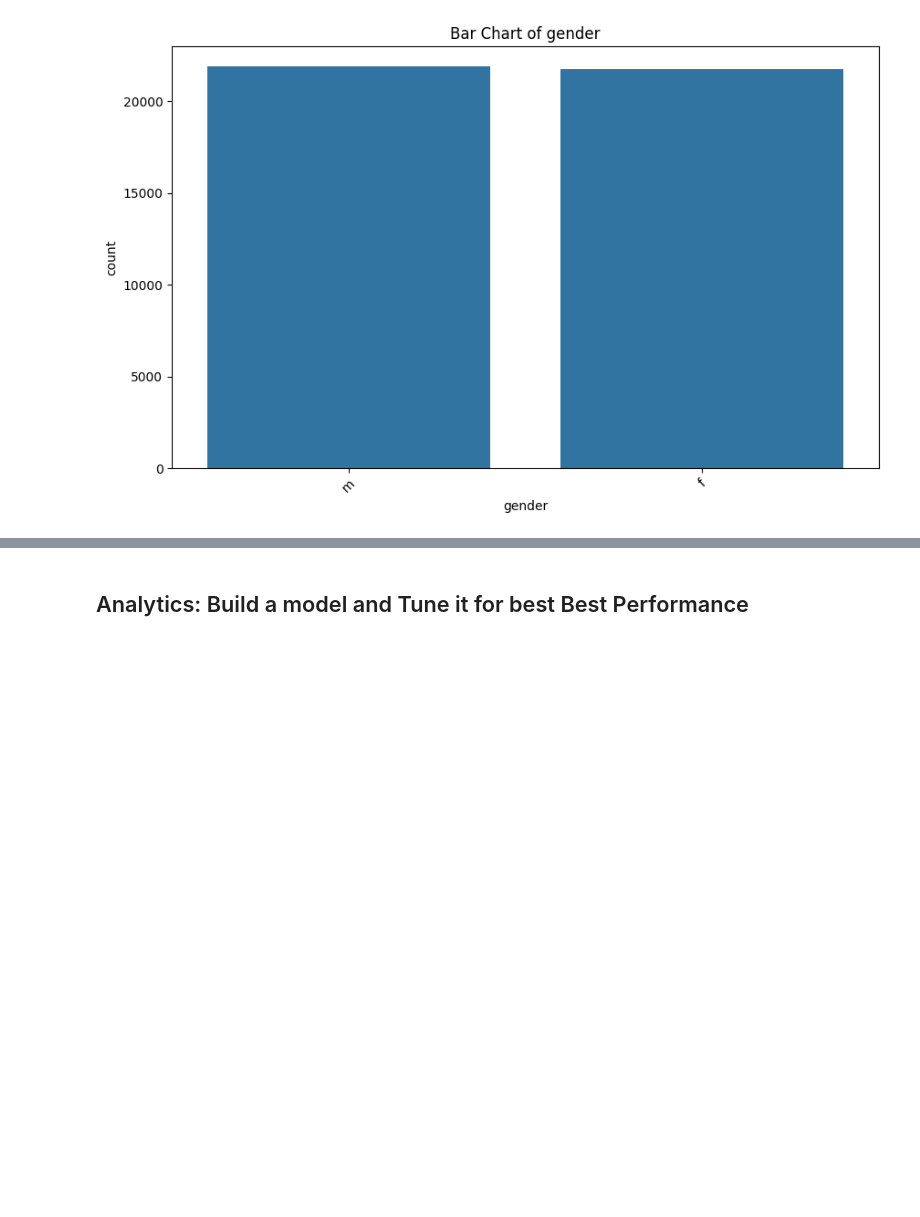
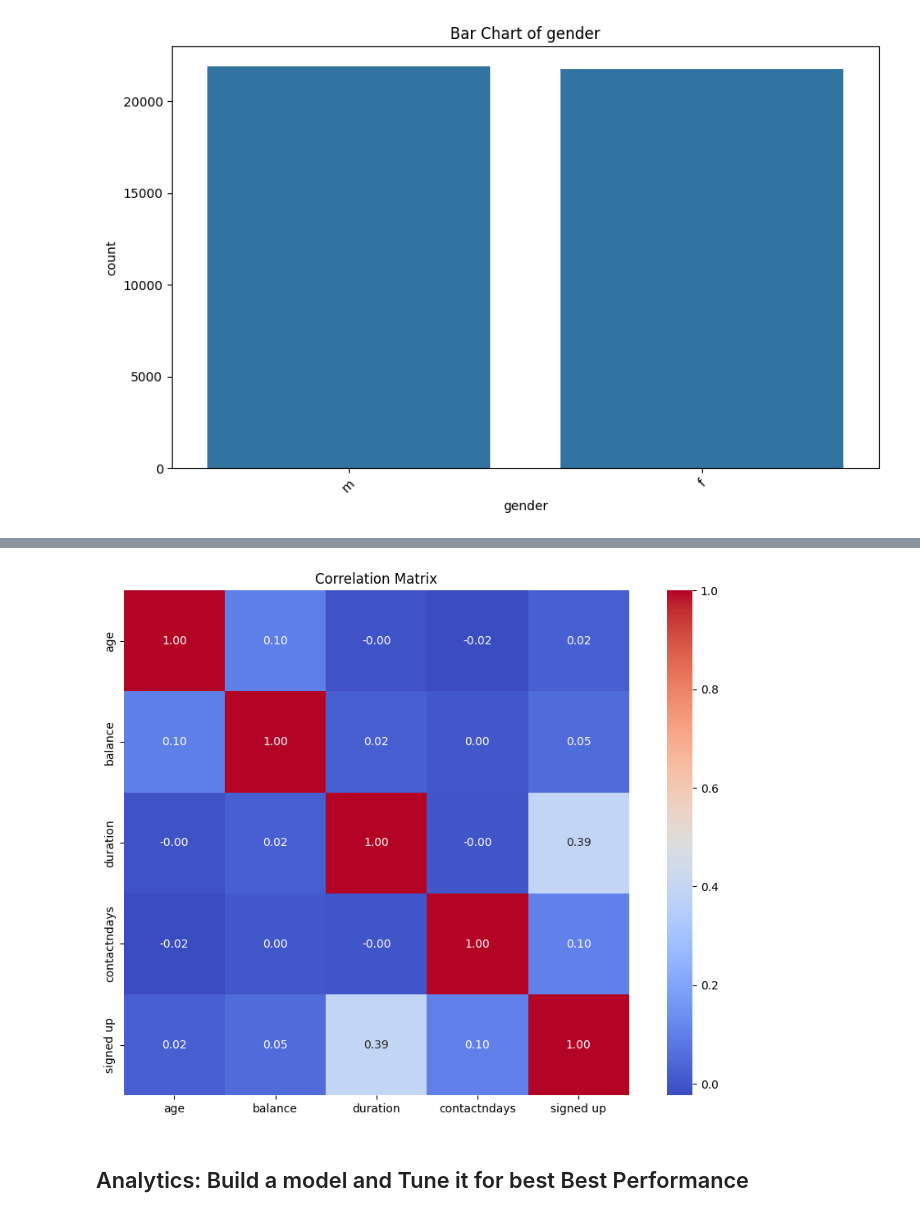
Before and after one commit to jc-czx191/ds1001_final, a Jupyter notebook: ds1001_final/notebooks/Final_Project_Notebook.ipynb, the cells around one changed output, grey strips where cells are left out. Cells and saved outputs as stored; diff of their text form; code cells hidden in the pictures; blank space fills up the shorter version.

```diff
--- a/ds1001_final/notebooks/Final_Project_Notebook.ipynb
+++ b/ds1001_final/notebooks/Final_Project_Notebook.ipynb
@@ -167,11 +203,13 @@ plt.show()
 # %%
 #Correlation matrix, make sure to only include numeric variables
-num_values = "xx".select_dtypes(include=['number'])
+num_values = df.select_dtypes(include=['number'])
 correlation_matrix = num_values.corr()
 plt.figure(figsize=(12, 8))
 sns.heatmap(correlation_matrix, annot=True, fmt='.2f', cmap='coolwarm', square=True)
 plt.title('Correlation Matrix')
 plt.show()
+# %% [output]
+[figure, added]
 # %% [markdown]
 ## Analytics: Build a model and Tune it for best Best Performance
 # %%
```
Also changed, not shown: parts of 19 cells of this notebook.
